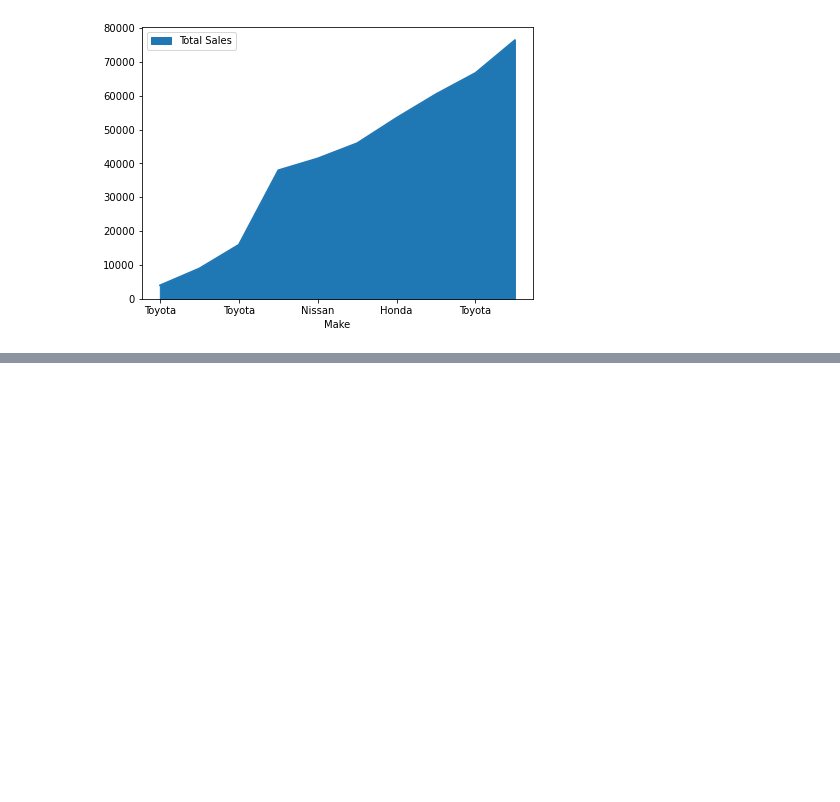
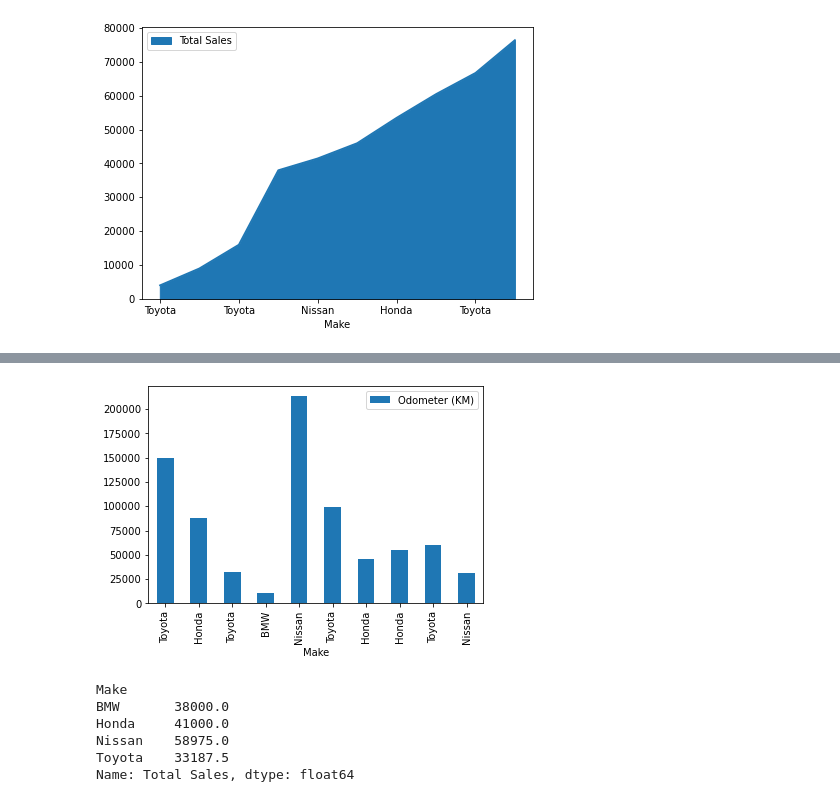
Before and after one commit to lemirser/MachineLearning, a Jupyter notebook: notebook/Introduction-to-matplotlib.ipynb, the cells around one changed output, grey strips where cells are left out. Saved outputs shown, nothing was run; the diff lists cells and outputs as text; code cells hidden in the pictures; blank space fills up the shorter version.

```diff
--- a/notebook/Introduction-to-matplotlib.ipynb
+++ b/notebook/Introduction-to-matplotlib.ipynb
@@ -288,0 +332,13 @@ car_sales.plot(x="Make",y="Total Sales",kind="area", figsize=(7,5));
+# %%
+car_sales.plot(x="Make", y="Odometer (KM)", kind="bar");
+# %% [output]
+[figure, added]
+# %%
+car_sales.groupby("Make").mean()["Total Sales"]
+# %% [output]
+Make
+BMW       38000.0
+Honda     41000.0
+Nissan    58975.0
+Toyota    33187.5
+Name: Total Sales, dtype: float64
```
Also changed, not shown: parts of 7 cells of this notebook.
